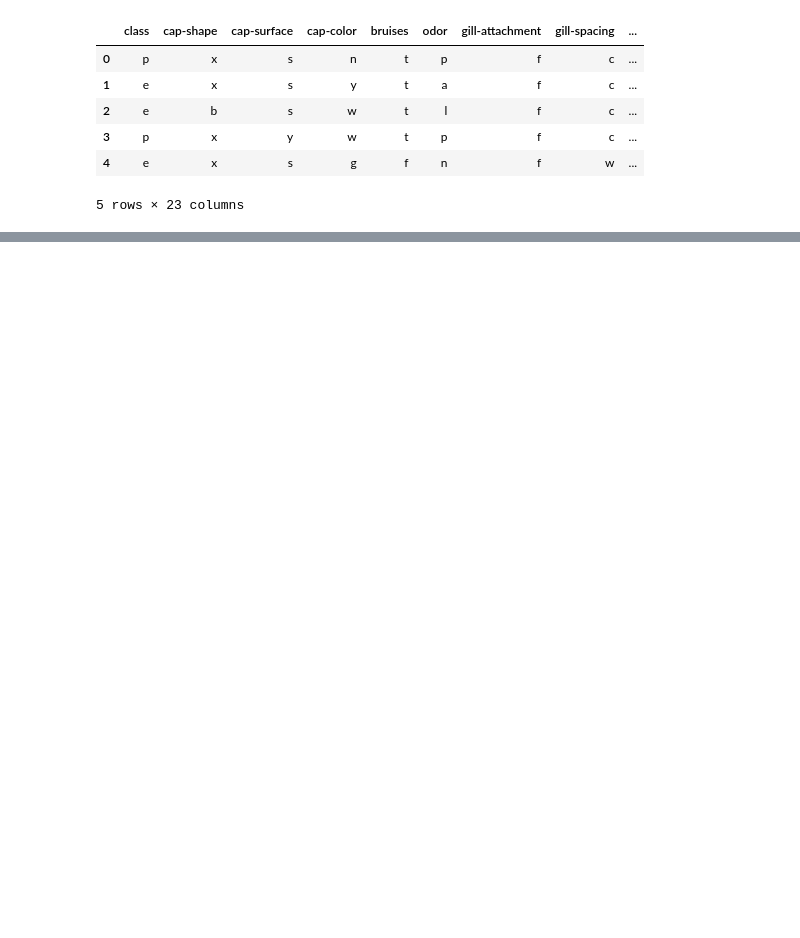
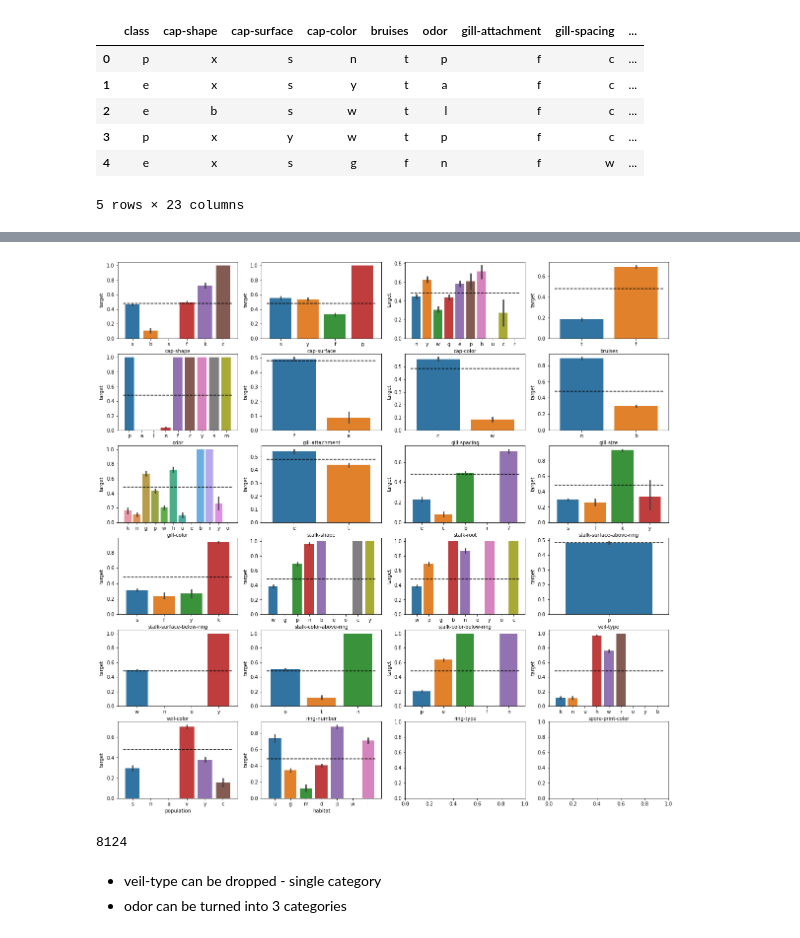
Before and after one commit to RaulRPrado/Mushroom-Kaggle, a Jupyter notebook: DataExploration.ipynb, the cells around one changed output, grey strips where cells are left out. Saved outputs shown, nothing was run; the diff lists cells and outputs as text; code cells hidden in the pictures; blank space fills up the shorter version.

```diff
--- a/DataExploration.ipynb
+++ b/DataExploration.ipynb
@@ -36,0 +55,13 @@ Name: cap-shape, dtype: int64
+# %%
+fig, axs = plt.subplots(6, 4, figsize=(20,20))
+axs = list(axs.flatten())
+
+MEAN_PROB = data['target'].mean()
+
+for feat, ax in zip(FEATURES, axs):
+    ax.set_ylabel('prob.of being poisonous')
+    sns.barplot(x=feat, y='target', data=data, ax=ax);
+    xlim = ax.get_xlim()
+    ax.hlines(MEAN_PROB, xmin=xlim[0], xmax=xlim[1], linestyles='--', color='k')
+# %% [output]
+[figure, added]
@@ -36,0 +76,7 @@ Name: cap-shape, dtype: int64
+# %%
+len(data_encoded)
+# %% [output]
+8124
+# %% [markdown]
+- veil-type can be dropped - single category
+- odor can be turned into 3 categories
```
Also changed, not shown: parts of 32 cells of this notebook, 1 other file.
